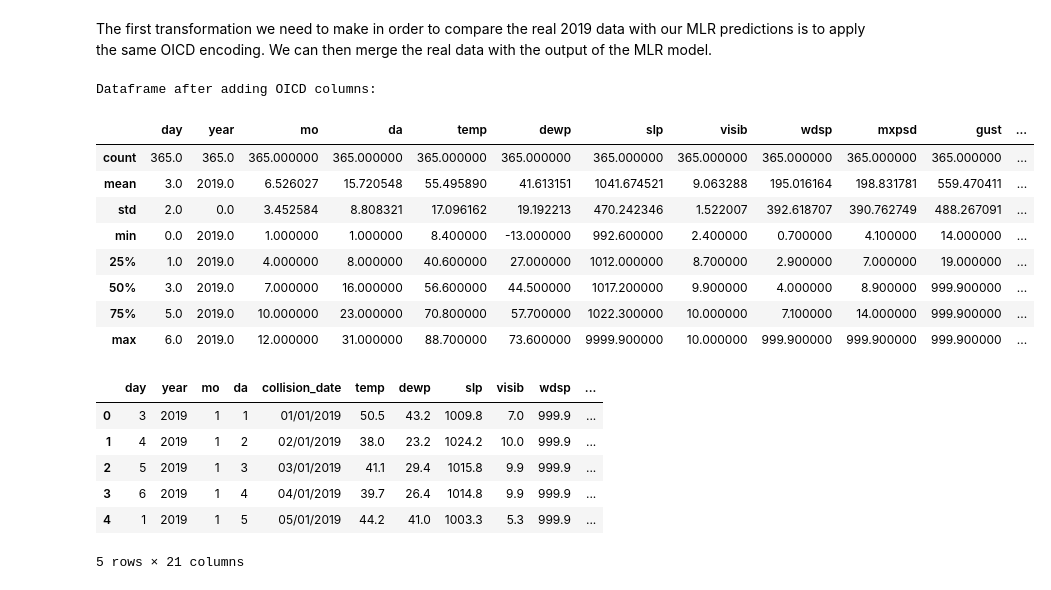
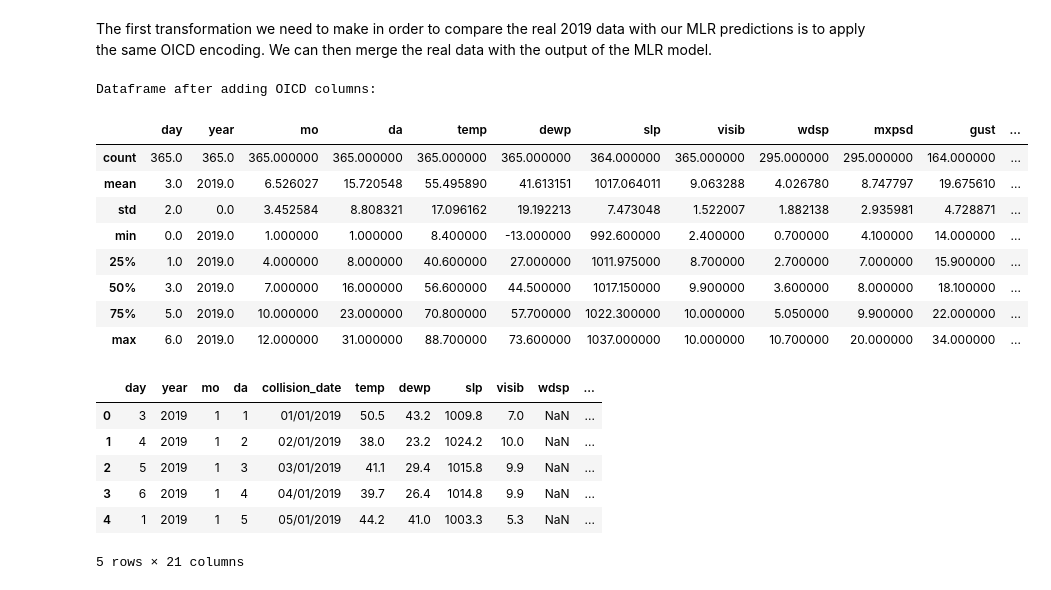
Before and after one commit to buchananwill/JupyterNotebookLBD, a Jupyter notebook: scientificProject/notebooks/Colab_notebook_template.ipynb, the cells around one changed output. Saved outputs shown, nothing was run; the diff lists cells and outputs as text; code cells hidden in the pictures.

```diff
--- a/scientificProject/notebooks/Colab_notebook_template.ipynb
+++ b/scientificProject/notebooks/Colab_notebook_template.ipynb
@@ -1146,39 +1135,40 @@ df_2019_test_data.head()
 # %% [markdown]
 The first transformation we need to make in order to compare the real 2019 data with our MLR predictions is to apply the same OICD encoding. We can then merge the real data with the output of the MLR model.
 # %%
+df_2019_test_data.replace({9999.9: np.nan, 999.9: np.nan, 99.99: np.nan}, inplace=True)
 
 # Re-order the day_nums so the correlation is stronger
 df_2019_test_data['day'] = (df_2019_test_data['day'] + 1) % 7 # % 7 already moves Sunday to zero-indexed 0, so adding 1 also moves Saturday.
 df_2019_test_data.loc[df_2019_test_data['day'] < 2, 'day'] = 1 - df_2019_test_data['day'] # Swap Saturday and Sunday because the linear experience of time is arbitrary.
 
 # Group by 'year' and calculate the median of 'NUM_COLLISIONS', then subtract it. This allows us to effectively eliminate the correlation to year, controlling for the unknown number of total journeys which is likely to be the causative externality.
 df_2019_test_data[MED_RES] = df_2019_test_data[N_COLS] - df_2019_test_data.groupby('year')[N_COLS].transform('median')
 
 
 df_2019_test_data[OICD] = df_2019_test_data.apply(lambda row: convert_date_to_one_indexed_cycle_day_grouped_by_day_of_week(row['year'], row['mo'], row['da'], row['day']), axis=1)
 
 df_2019_test_data[OICD_YEAR_DAY] = df_2019_test_data.apply(lambda row: convert_date_to_one_indexed_cycle_day_grouped_by_day_of_year(row['year'], row['mo'], row['da'], row['day']), axis=1)
 
 print('Dataframe after adding OICD columns:')
 display(df_2019_test_data.describe())
 df_2019_test_data.head()
 # %% [output]
 Dataframe after adding OICD columns:
 |  | day | year | mo | da | temp | dewp | slp | visib | wdsp | mxpsd | gust | ... |
-| count | 365.0 | 365.0 | 365.000000 | 365.000000 | 365.000000 | 365.000000 | 365.000000 | 365.000000 | 365.000000 | 365.000000 | 365.000000 | ... |
-| mean | 3.0 | 2019.0 | 6.526027 | 15.720548 | 55.495890 | 41.613151 | 1041.674521 | 9.063288 | 195.016164 | 198.831781 | 559.470411 | ... |
-| std | 2.0 | 0.0 | 3.452584 | 8.808321 | 17.096162 | 19.192213 | 470.242346 | 1.522007 | 392.618707 | 390.762749 | 488.267091 | ... |
+| count | 365.0 | 365.0 | 365.000000 | 365.000000 | 365.000000 | 365.000000 | 364.000000 | 365.000000 | 295.000000 | 295.000000 | 164.000000 | ... |
+| mean | 3.0 | 2019.0 | 6.526027 | 15.720548 | 55.495890 | 41.613151 | 1017.064011 | 9.063288 | 4.026780 | 8.747797 | 19.675610 | ... |
+| std | 2.0 | 0.0 | 3.452584 | 8.808321 | 17.096162 | 19.192213 | 7.473048 | 1.522007 | 1.882138 | 2.935981 | 4.728871 | ... |
 | min | 0.0 | 2019.0 | 1.000000 | 1.000000 | 8.400000 | -13.000000 | 992.600000 | 2.400000 | 0.700000 | 4.100000 | 14.000000 | ... |
-| 25% | 1.0 | 2019.0 | 4.000000 | 8.000000 | 40.600000 | 27.000000 | 1012.000000 | 8.700000 | 2.900000 | 7.000000 | 19.000000 | ... |
-| 50% | 3.0 | 2019.0 | 7.000000 | 16.000000 | 56.600000 | 44.500000 | 1017.200000 | 9.900000 | 4.000000 | 8.900000 | 999.900000 | ... |
-| 75% | 5.0 | 2019.0 | 10.000000 | 23.000000 | 70.800000 | 57.700000 | 1022.300000 | 10.000000 | 7.100000 | 14.000000 | 999.900000 | ... |
-| max | 6.0 | 2019.0 | 12.000000 | 31.000000 | 88.700000 | 73.600000 | 9999.900000 | 10.000000 | 999.900000 | 999.900000 | 999.900000 | ... |
+| 25% | 1.0 | 2019.0 | 4.000000 | 8.000000 | 40.600000 | 27.000000 | 1011.975000 | 8.700000 | 2.700000 | 7.000000 | 15.900000 | ... |
+| 50% | 3.0 | 2019.0 | 7.000000 | 16.000000 | 56.600000 | 44.500000 | 1017.150000 | 9.900000 | 3.600000 | 8.000000 | 18.100000 | ... |
+| 75% | 5.0 | 2019.0 | 10.000000 | 23.000000 | 70.800000 | 57.700000 | 1022.300000 | 10.000000 | 5.050000 | 9.900000 | 22.000000 | ... |
+| max | 6.0 | 2019.0 | 12.000000 | 31.000000 | 88.700000 | 73.600000 | 1037.000000 | 10.000000 | 10.700000 | 20.000000 | 34.000000 | ... |
 |  | day | year | mo | da | collision_date | temp | dewp | slp | visib | wdsp | ... |
-| 0 | 3 | 2019 | 1 | 1 | 01/01/2019 | 50.5 | 43.2 | 1009.8 | 7.0 | 999.9 | ... |
-| 1 | 4 | 2019 | 1 | 2 | 02/01/2019 | 38.0 | 23.2 | 1024.2 | 10.0 | 999.9 | ... |
-| 2 | 5 | 2019 | 1 | 3 | 03/01/2019 | 41.1 | 29.4 | 1015.8 | 9.9 | 999.9 | ... |
-| 3 | 6 | 2019 | 1 | 4 | 04/01/2019 | 39.7 | 26.4 | 1014.8 | 9.9 | 999.9 | ... |
-| 4 | 1 | 2019 | 1 | 5 | 05/01/2019 | 44.2 | 41.0 | 1003.3 | 5.3 | 999.9 | ... |
+| 0 | 3 | 2019 | 1 | 1 | 01/01/2019 | 50.5 | 43.2 | 1009.8 | 7.0 | NaN | ... |
+| 1 | 4 | 2019 | 1 | 2 | 02/01/2019 | 38.0 | 23.2 | 1024.2 | 10.0 | NaN | ... |
+| 2 | 5 | 2019 | 1 | 3 | 03/01/2019 | 41.1 | 29.4 | 1015.8 | 9.9 | NaN | ... |
+| 3 | 6 | 2019 | 1 | 4 | 04/01/2019 | 39.7 | 26.4 | 1014.8 | 9.9 | NaN | ... |
+| 4 | 1 | 2019 | 1 | 5 | 05/01/2019 | 44.2 | 41.0 | 1003.3 | 5.3 | NaN | ... |
 5 rows × 21 columns
 # %%
 df_best_threshold.describe()
```
Also changed, not shown: parts of 34 cells of this notebook.
